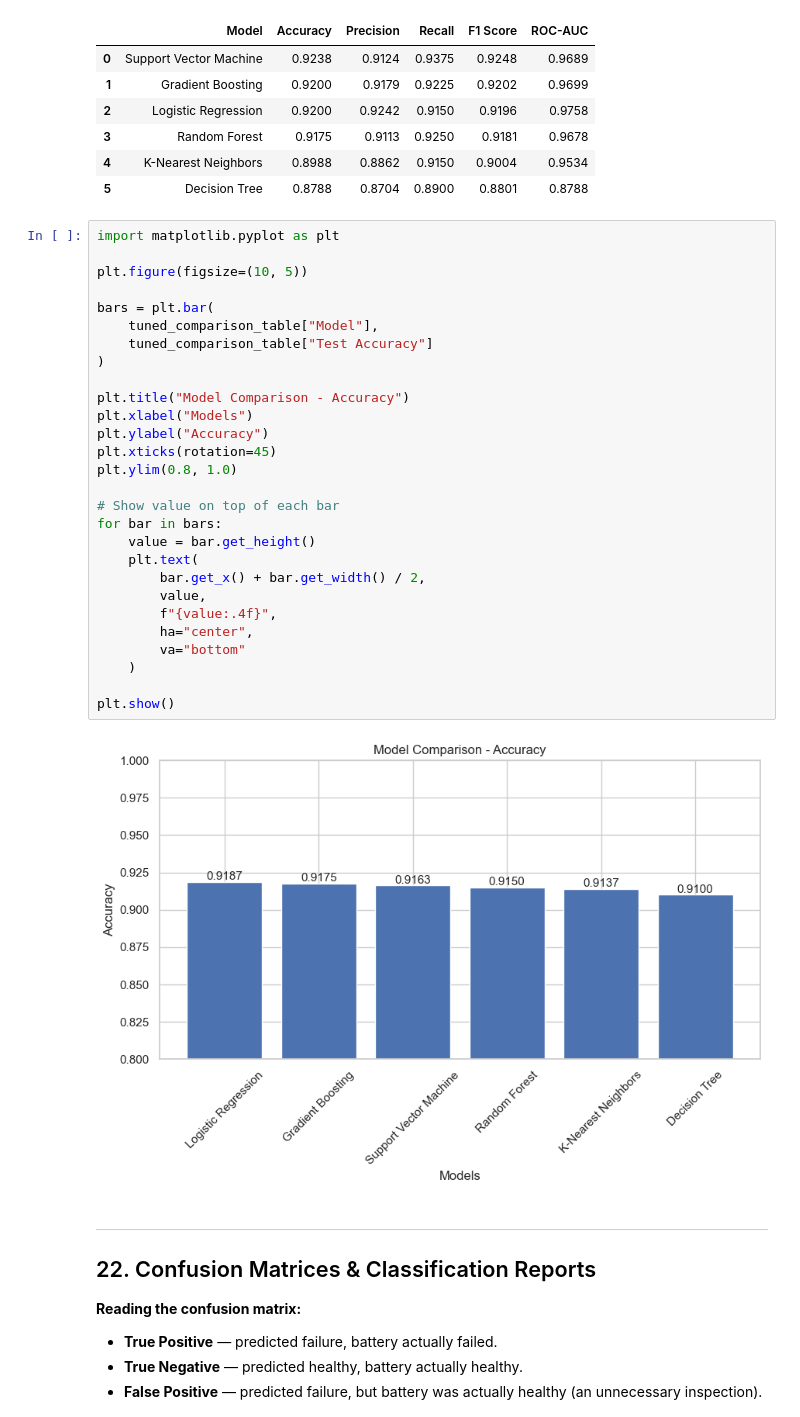
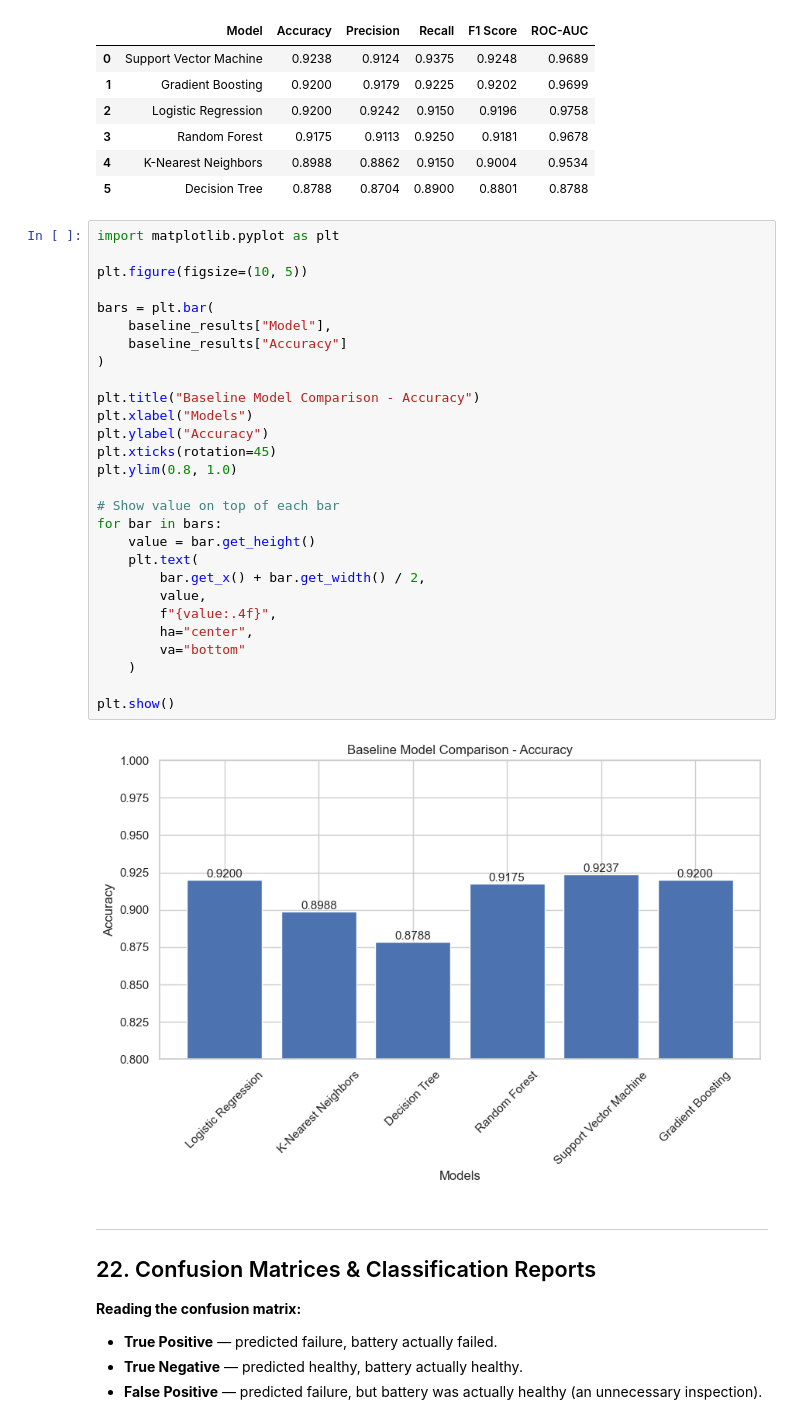
Before and after one commit to Aditya4426g/Electric-Vehicle-battery-failure-classification, a Jupyter notebook: nootbook/EV_Battery_Failure.ipynb, the cells around one changed output. Saved outputs shown, nothing was run; the diff lists cells and outputs as text.

```diff
--- a/nootbook/EV_Battery_Failure.ipynb
+++ b/nootbook/EV_Battery_Failure.ipynb
@@ -942,33 +942,33 @@ baseline_results.sort_values(
 # %%
 import matplotlib.pyplot as plt
 
 plt.figure(figsize=(10, 5))
 
 bars = plt.bar(
-    tuned_comparison_table["Model"],
-    tuned_comparison_table["Test Accuracy"]
+    baseline_results["Model"],
+    baseline_results["Accuracy"]
 )
 
-plt.title("Model Comparison - Accuracy")
+plt.title("Baseline Model Comparison - Accuracy")
 plt.xlabel("Models")
 plt.ylabel("Accuracy")
 plt.xticks(rotation=45)
 plt.ylim(0.8, 1.0)
 
 # Show value on top of each bar
 for bar in bars:
     value = bar.get_height()
     plt.text(
         bar.get_x() + bar.get_width() / 2,
         value,
         f"{value:.4f}",
         ha="center",
         va="bottom"
     )
 
 plt.show()
 # %% [output]
-[figure, old version]
+[figure, new version]
 # %% [markdown]
 ---
 ## 22. Confusion Matrices & Classification Reports
```
